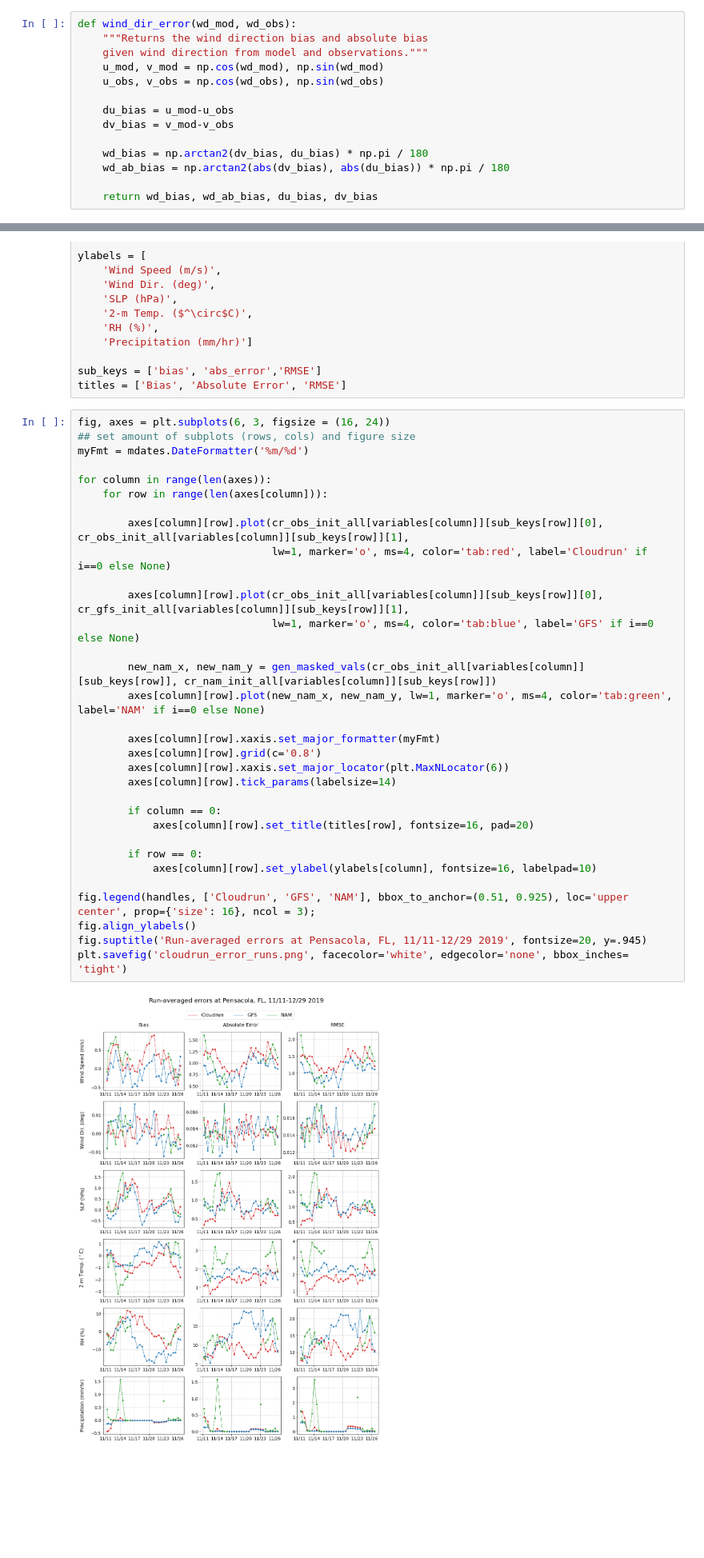
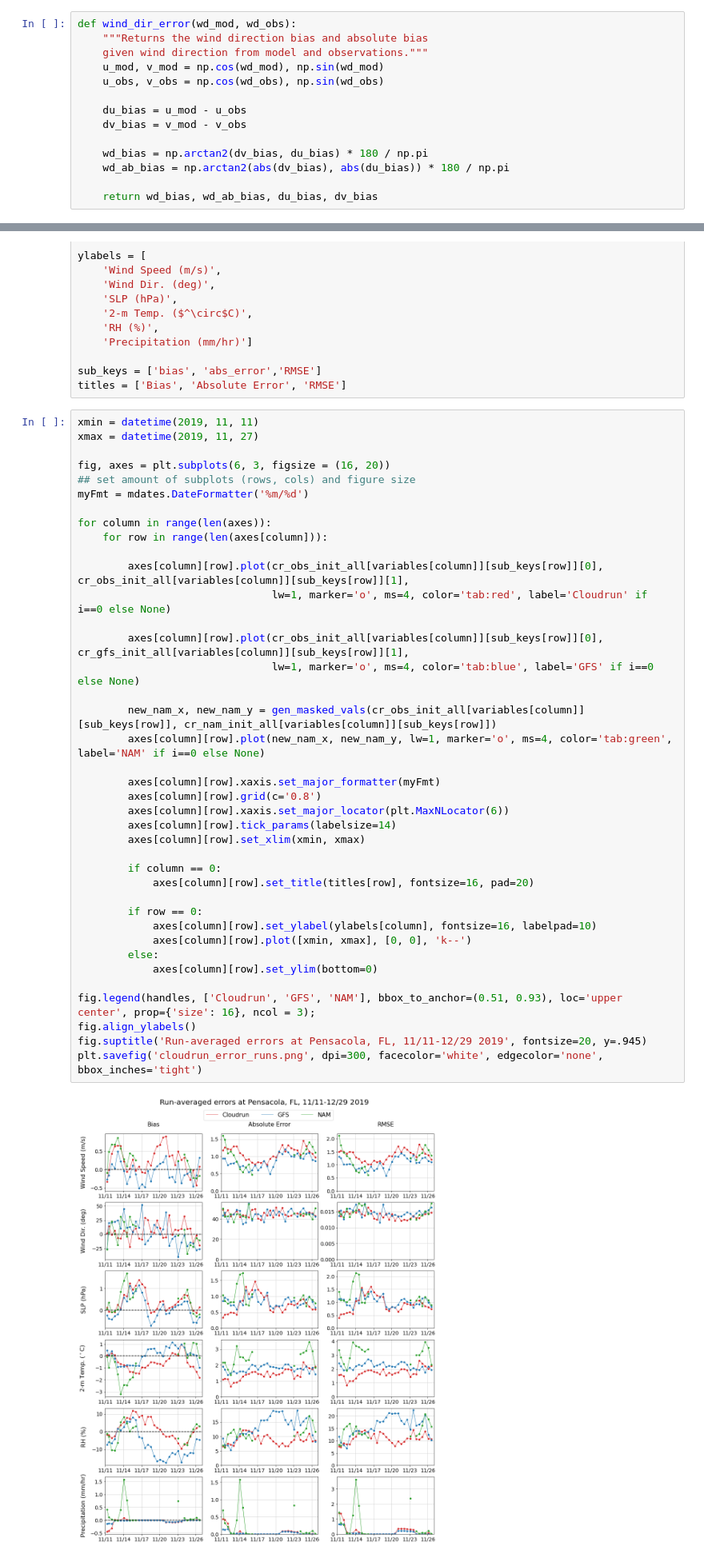
Before and after one commit to cloudruninc/pensacola-verification, a Jupyter notebook: Cloudrun_Pensacola.ipynb, the cells around one changed output, grey strips where cells are left out. Shown at 80% size. Saved outputs shown, nothing was run; the diff lists cells and outputs as text; blank space fills up the shorter version.

Commit message:
clean up and finalize figures for the blog post

```diff
--- a/Cloudrun_Pensacola.ipynb
+++ b/Cloudrun_Pensacola.ipynb
@@ -267,11 +268,11 @@ def wind_dir_error(wd_mod, wd_obs):
     u_mod, v_mod = np.cos(wd_mod), np.sin(wd_mod)
     u_obs, v_obs = np.cos(wd_obs), np.sin(wd_obs)
 
-    du_bias = u_mod-u_obs
-    dv_bias = v_mod-v_obs
+    du_bias = u_mod - u_obs
+    dv_bias = v_mod - v_obs
 
-    wd_bias = np.arctan2(dv_bias, du_bias) * np.pi / 180
-    wd_ab_bias = np.arctan2(abs(dv_bias), abs(du_bias)) * np.pi / 180
+    wd_bias = np.arctan2(dv_bias, du_bias) * 180 / np.pi
+    wd_ab_bias = np.arctan2(abs(dv_bias), abs(du_bias)) * 180 / np.pi
 
     return wd_bias, wd_ab_bias, du_bias, dv_bias
 # %%
@@ -504,36 +505,43 @@ ylabels = [
 sub_keys = ['bias', 'abs_error','RMSE']
 titles = ['Bias', 'Absolute Error', 'RMSE']
 # %%
-fig, axes = plt.subplots(6, 3, figsize = (16, 24))                                                                        ## set amount of subplots (rows, cols) and figure size
+xmin = datetime(2019, 11, 11)
+xmax = datetime(2019, 11, 27)
+
+fig, axes = plt.subplots(6, 3, figsize = (16, 20))                                                                        ## set amount of subplots (rows, cols) and figure size
 myFmt = mdates.DateFormatter('%m/%d')
 
 for column in range(len(axes)):
     for row in range(len(axes[column])):
 
         axes[column][row].plot(cr_obs_init_all[variables[column]][sub_keys[row]][0], cr_obs_init_all[variables[column]][sub_keys[row]][1],
                                lw=1, marker='o', ms=4, color='tab:red', label='Cloudrun' if i==0 else None)
 
         axes[column][row].plot(cr_obs_init_all[variables[column]][sub_keys[row]][0], cr_gfs_init_all[variables[column]][sub_keys[row]][1],
                                lw=1, marker='o', ms=4, color='tab:blue', label='GFS' if i==0 else None)
 
         new_nam_x, new_nam_y = gen_masked_vals(cr_obs_init_all[variables[column]][sub_keys[row]], cr_nam_init_all[variables[column]][sub_keys[row]])
         axes[column][row].plot(new_nam_x, new_nam_y, lw=1, marker='o', ms=4, color='tab:green', label='NAM' if i==0 else None)
 
         axes[column][row].xaxis.set_major_formatter(myFmt)
         axes[column][row].grid(c='0.8')
         axes[column][row].xaxis.set_major_locator(plt.MaxNLocator(6))
         axes[column][row].tick_params(labelsize=14)
+        axes[column][row].set_xlim(xmin, xmax)
 
         if column == 0:
             axes[column][row].set_title(titles[row], fontsize=16, pad=20)
 
         if row == 0:
             axes[column][row].set_ylabel(ylabels[column], fontsize=16, labelpad=10)
+            axes[column][row].plot([xmin, xmax], [0, 0], 'k--')
+        else:
+            axes[column][row].set_ylim(bottom=0)
 
-fig.legend(handles, ['Cloudrun', 'GFS', 'NAM'], bbox_to_anchor=(0.51, 0.925), loc='upper center', prop={'size': 16}, ncol = 3);
+fig.legend(handles, ['Cloudrun', 'GFS', 'NAM'], bbox_to_anchor=(0.51, 0.93), loc='upper center', prop={'size': 16}, ncol = 3);
 fig.align_ylabels()
 fig.suptitle('Run-averaged errors at Pensacola, FL, 11/11-12/29 2019', fontsize=20, y=.945)
-plt.savefig('cloudrun_error_runs.png', facecolor='white', edgecolor='none', bbox_inches= 'tight')
+plt.savefig('cloudrun_error_runs.png', dpi=300, facecolor='white', edgecolor='none', bbox_inches='tight')
 # %% [output]
-[figure, old version]
+[figure, new version]
 # %%
```
Also changed, not shown: parts of 6 cells of this notebook.
